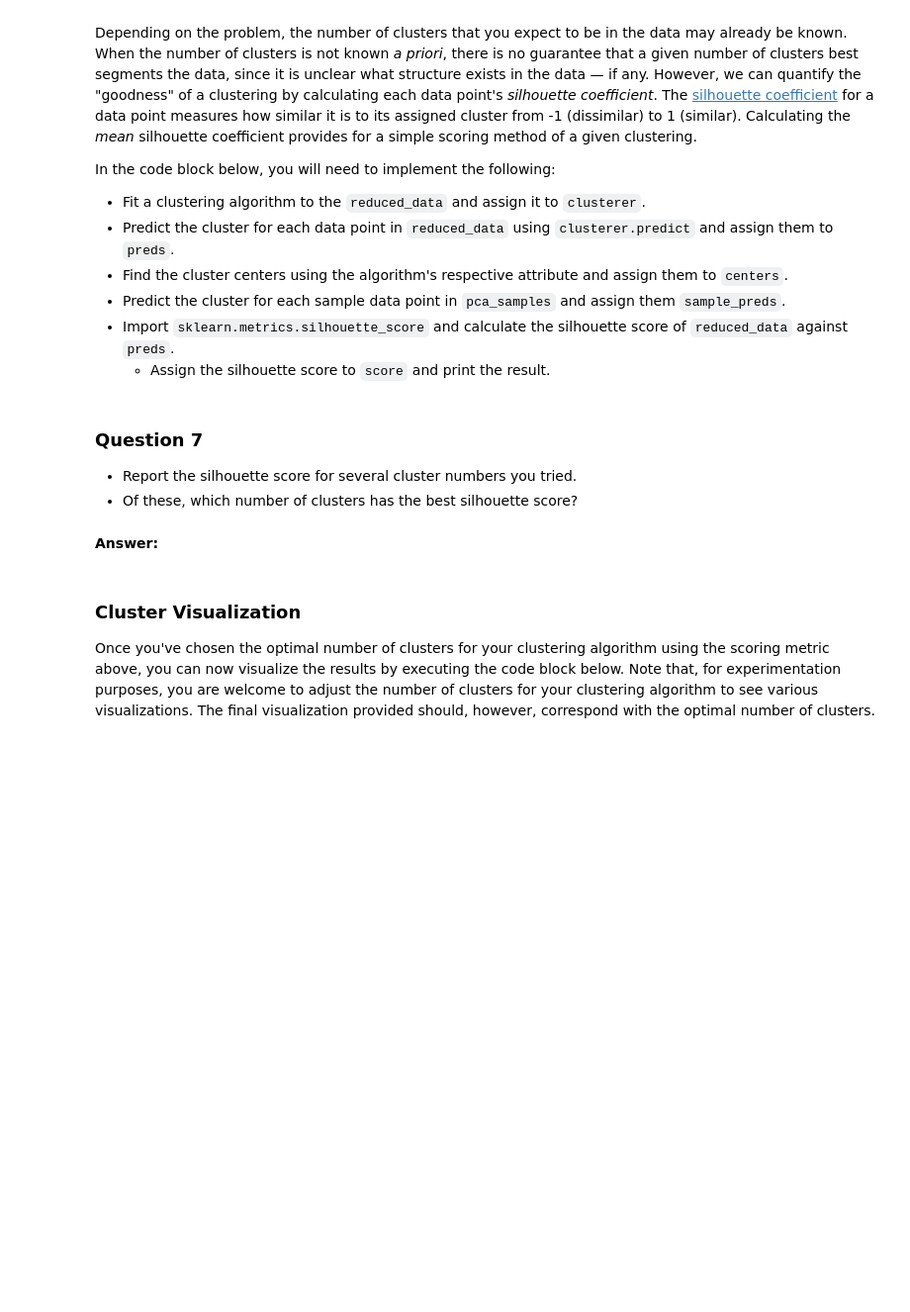
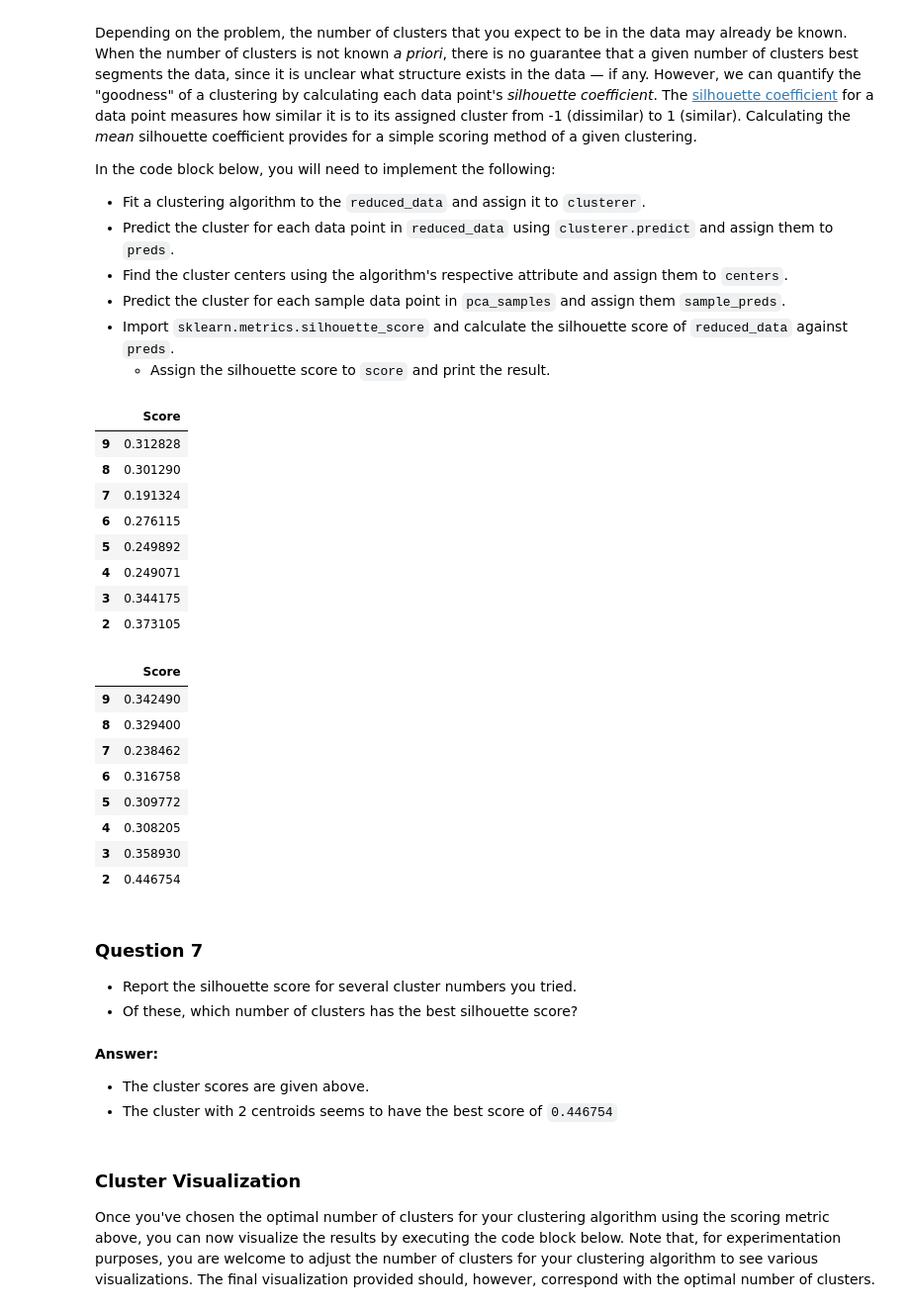
Before and after one commit to sp-mishra/machine-learning, a Jupyter notebook: projects/customer_segments/customer_segments.ipynb, the cells around one changed output. Shown at 99% size. Cells and saved outputs as stored; diff of their text form; code cells hidden in the pictures; blank space fills up the shorter version.

```diff
--- a/projects/customer_segments/customer_segments.ipynb
+++ b/projects/customer_segments/customer_segments.ipynb
@@ -613,26 +640,61 @@ In the code block below, you will need to implement the following:
    - Assign the silhouette score to `score` and print the result.
 # %%
 # TODO: Apply your clustering algorithm of choice to the reduced data
-clusterer = None
+from sklearn.mixture import GaussianMixture
+from sklearn.metrics import silhouette_score
 
-# TODO: Predict the cluster for each data point
-preds = None
+gmm_results = {}
+def calculate_gmm_silhouette_score(metrics, max_iter):
+    for i in range(max_iter, 1, -1):
+        clusterer = GaussianMixture(n_components = i, random_state = random_state).fit(reduced_data)
 
-# TODO: Find the cluster centers
-centers = None
+        # TODO: Predict the cluster for each data point
+        preds = clusterer.predict(reduced_data)
 
-# TODO: Predict the cluster for each transformed sample data point
-sample_preds = None
+        # TODO: Find the cluster centers
+        centers = clusterer.means_
 
-# TODO: Calculate the mean silhouette coefficient for the number of clusters chosen
-score = None
+        # TODO: Predict the cluster for each transformed sample data point
+        sample_preds = clusterer.predict(pca_samples)
+#         metrics = 'mahalanobis'
+    #     metrics = 'euclidean'
+        # TODO: Calculate the mean silhouette coefficient for the number of clusters chosen
+        score = silhouette_score(X = reduced_data, labels = preds, metric = metrics, random_state = random_state)
+        gmm_results[i] = score
+    display(pd.DataFrame.from_dict(gmm_results, orient='index', columns=['Score']))
+
+metrics = ['mahalanobis', 'euclidean']
+for m in metrics:
+    calculate_gmm_silhouette_score(metrics = m, max_iter = 9)
+# %% [output]
+|  | Score |
+| 9 | 0.312828 |
+| 8 | 0.301290 |
+| 7 | 0.191324 |
+| 6 | 0.276115 |
+| 5 | 0.249892 |
+| 4 | 0.249071 |
+| 3 | 0.344175 |
+| 2 | 0.373105 |
+|  | Score |
+| 9 | 0.342490 |
+| 8 | 0.329400 |
+| 7 | 0.238462 |
+| 6 | 0.316758 |
+| 5 | 0.309772 |
+| 4 | 0.308205 |
+| 3 | 0.358930 |
+| 2 | 0.446754 |
 # %% [markdown]
 ### Question 7
 
 * Report the silhouette score for several cluster numbers you tried.
 * Of these, which number of clusters has the best silhouette score?
-# %% [markdown]
-**Answer:**
+# %% [markdown]
+**Answer:**
+
+- The cluster scores are given above.
+- The cluster with 2 centroids seems to have the best score of `0.446754`
 # %% [markdown]
 ### Cluster Visualization
 Once you've chosen the optimal number of clusters for your clustering algorithm using the scoring metric above, you can now visualize the results by executing the code block below. Note that, for experimentation purposes, you are welcome to adjust the number of clusters for your clustering algorithm to see various visualizations. The final visualization provided should, however, correspond with the optimal number of clusters.
```
Also changed, not shown: parts of 3 cells of this notebook.
